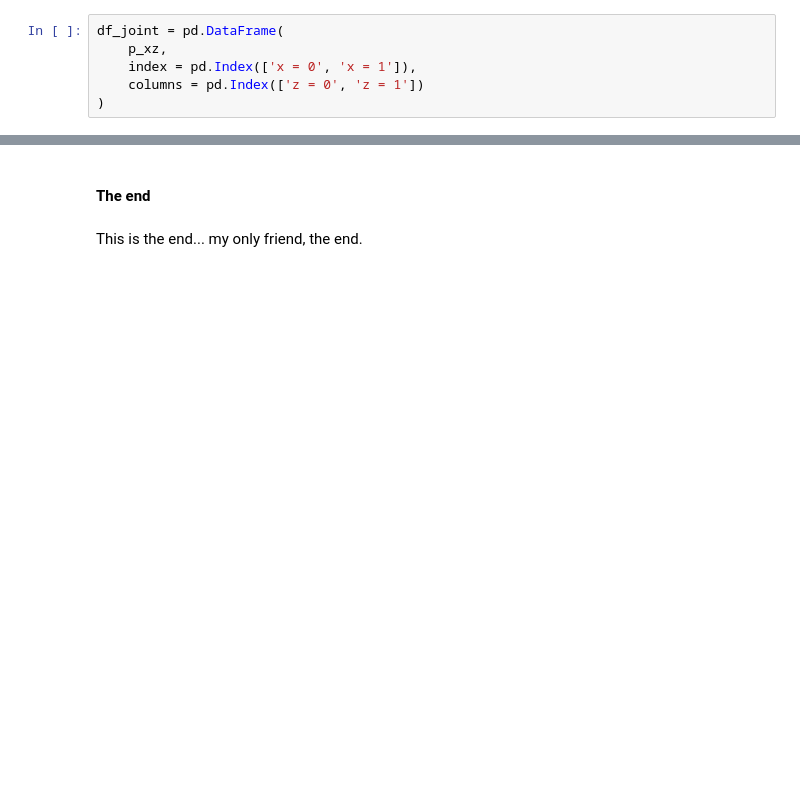
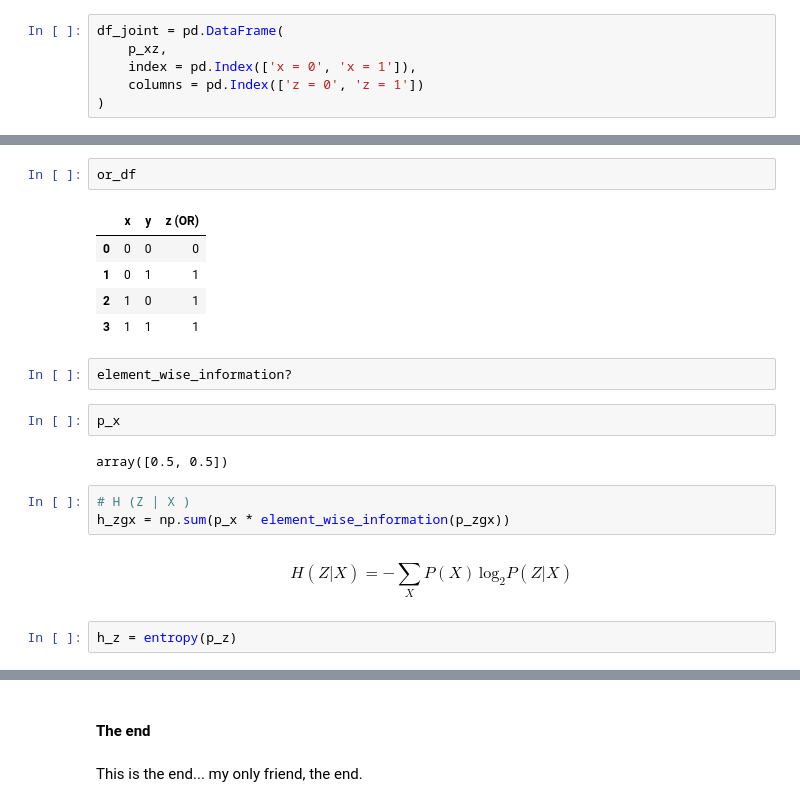
Before and after one commit to thomsonlab/bi195_tutorials, a Jupyter notebook: code/notebooks/rec_2_201008.ipynb, the cells around one changed output, grey strips where cells are left out. Drawn from its saved outputs; the diff is of its cells as text; blank space fills up the shorter version.

```diff
--- a/code/notebooks/rec_2_201008.ipynb
+++ b/code/notebooks/rec_2_201008.ipynb
@@ -684,0 +859,23 @@ df_joint
+# %%
+or_df
+# %% [output]
+|  | x | y | z (OR) |
+| 0 | 0 | 0 | 0 |
+| 1 | 0 | 1 | 1 |
+| 2 | 1 | 0 | 1 |
+| 3 | 1 | 1 | 1 |
+# %%
+element_wise_information?
+# %%
+p_x
+# %% [output]
+array([0.5, 0.5])
+# %%
+# H (Z | X )
+h_zgx = np.sum(p_x * element_wise_information(p_zgx))
+# %% [markdown]
+$$
+H(Z | X) = -  \sum_{X} P(X) \,\mathrm{log_2} P(Z | X)
+$$
+# %%
+h_z = entropy(p_z)
```
Also changed, not shown: parts of 47 cells of this notebook, 1 other file.
